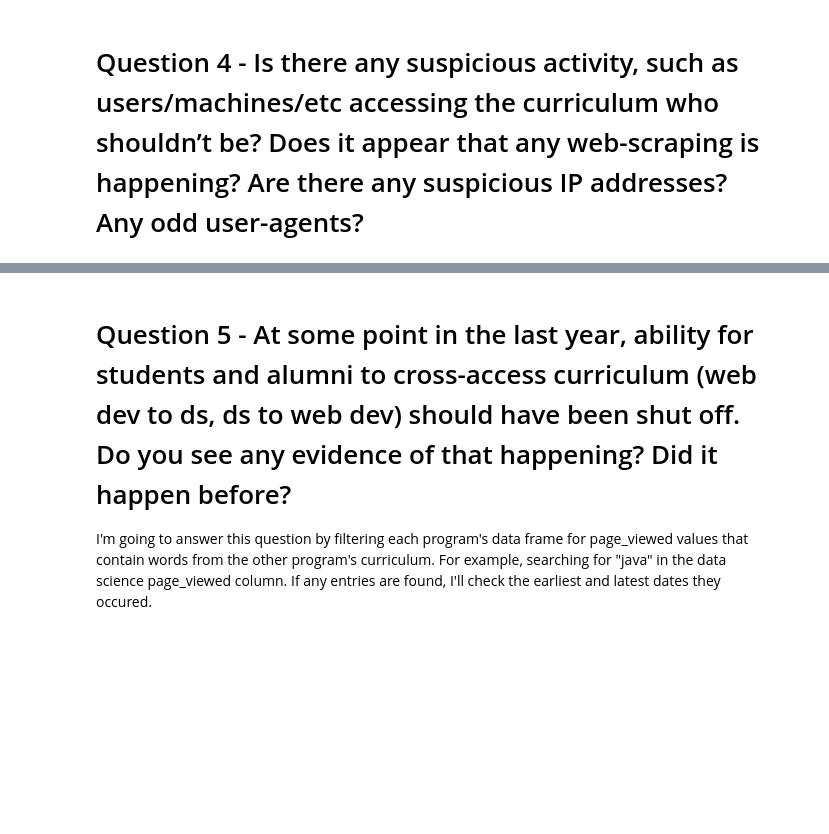
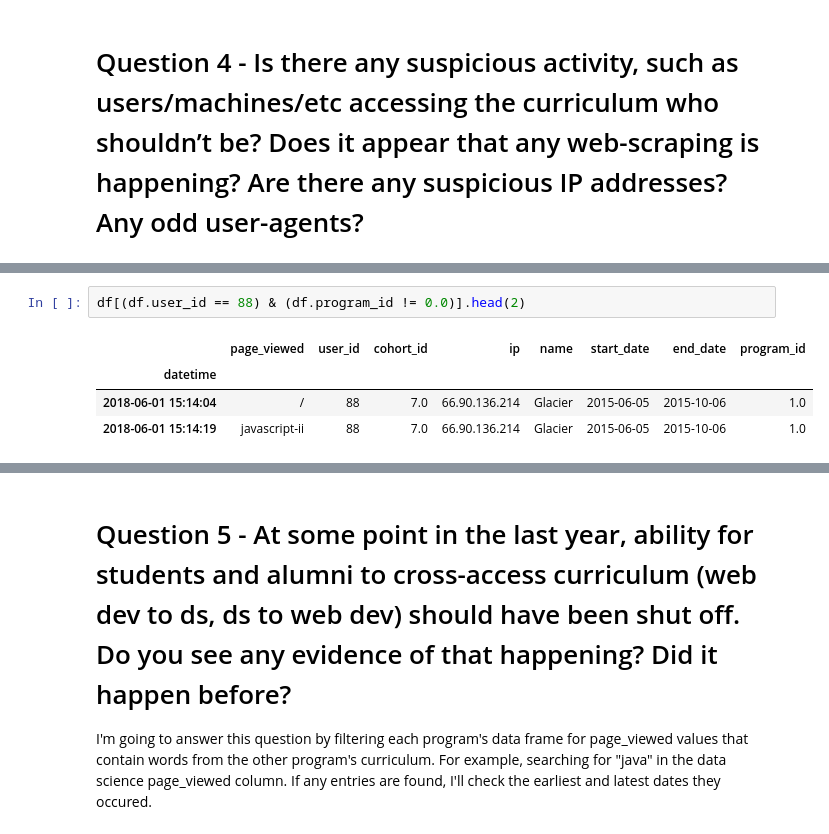
Before and after one commit to SamuelD-Data/anomaly-detection-project, a Jupyter notebook: anomaly_detection_project_notebook.ipynb, the cells around one changed output, grey strips where cells are left out. Drawn from its saved outputs; the diff is of its cells as text; blank space fills up the shorter version.

```diff
--- a/anomaly_detection_project_notebook.ipynb
+++ b/anomaly_detection_project_notebook.ipynb
@@ -1034,0 +1068,7 @@ User 487 may be an one-time alternate user profile for a Bayes student since the
+# %%
+df[(df.user_id == 88) & (df.program_id != 0.0)].head(2)
+# %% [output]
+|  | page_viewed | user_id | cohort_id | ip | name | start_date | end_date | program_id |
+| datetime |  |  |  |  |  |  |  |  |
+| 2018-06-01 15:14:04 | / | 88 | 7.0 | 66.90.136.214 | Glacier | 2015-06-05 | 2015-10-06 | 1.0 |
+| 2018-06-01 15:14:19 | javascript-ii | 88 | 7.0 | 66.90.136.214 | Glacier | 2015-06-05 | 2015-10-06 | 1.0 |
```
Also changed, not shown: parts of 11 cells of this notebook.
